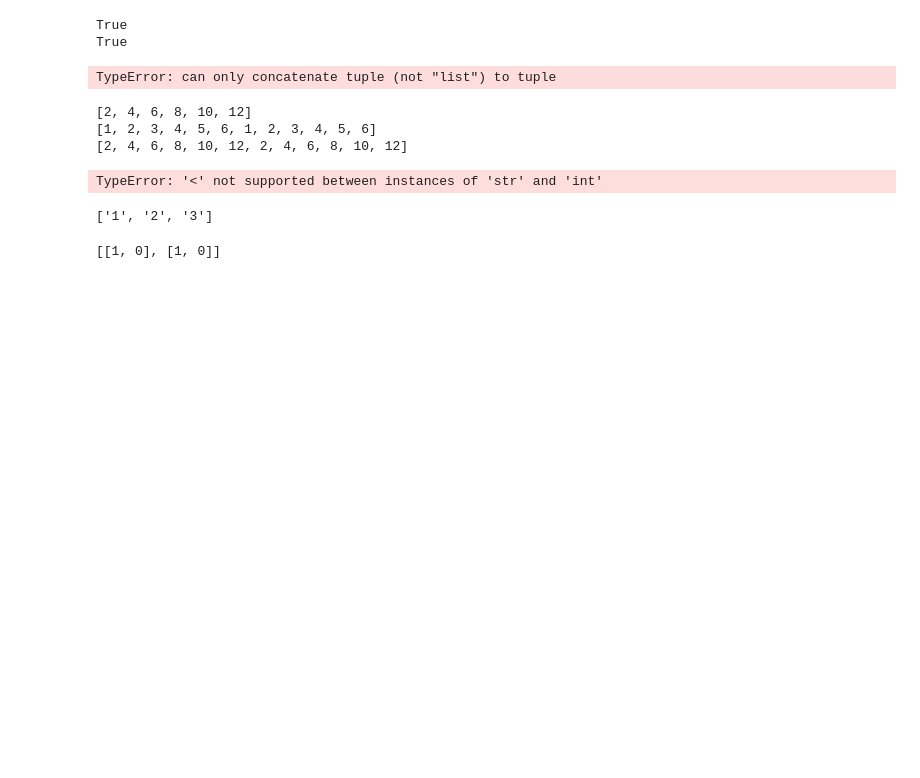
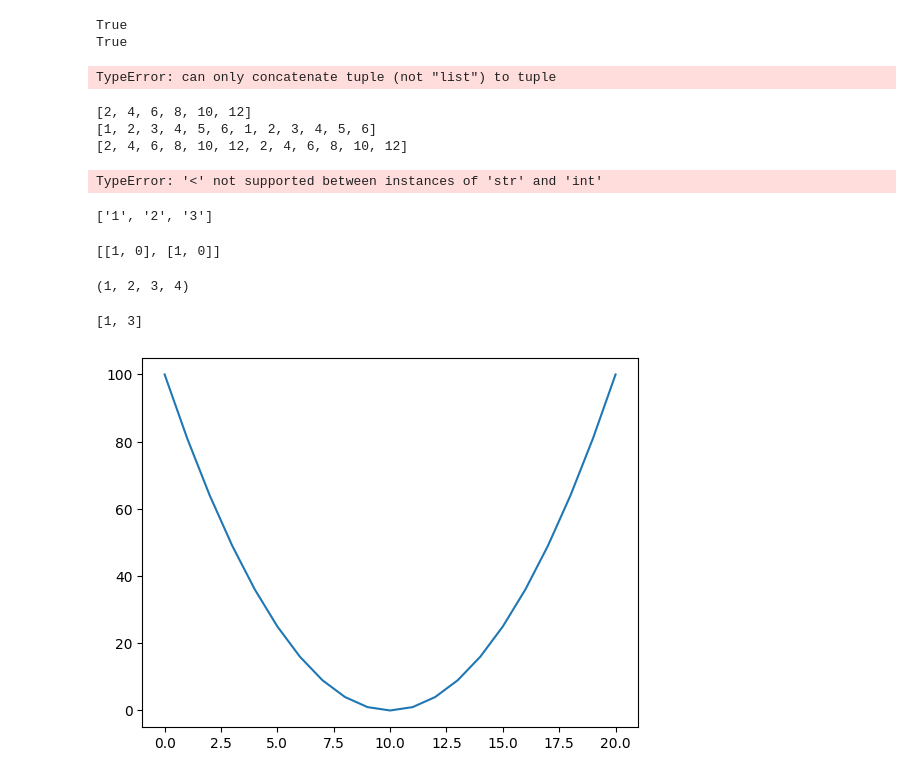
Before and after one commit to hoittoken/Python, a Jupyter notebook: Collabs/Quiz/quiz.ipynb, the cells around one changed output. Saved outputs shown, nothing was run; the diff lists cells and outputs as text; code cells hidden in the pictures; blank space fills up the shorter version.

```diff
--- a/Collabs/Quiz/quiz.ipynb
+++ b/Collabs/Quiz/quiz.ipynb
@@ -3515,3 +3515,39 @@ print(a)
 # d) Error
 # %% [output]
 [[1, 0], [1, 0]]
+# %%
+x = (1, 2, 3)
+y = x + (4, )
+
+print(y)
+
+# a) (1, 2, 3, 4)
+# b) [(1, 2, 3), (4,)]
+# c) [1, 2, 3, 4]
+# d) Error
+# %% [output]
+(1, 2, 3, 4)
+# %%
+a = [1]
+a.insert(4, 3)
+print(a)
+
+# a) [1, 3]
+# b) [1, 3, 3, 3, 3]
+# c) [1, None, None, None, 3]
+# d) Error
+# %% [output]
+[1, 3]
+# %%
+# какой график получится при выполнении кода:
+import matplotlib.pyplot as plt
+
+data = [x**2 for x in range(-10, 11)]
+plt.plot(data);
+
+# a)
+# b)
+# c)
+# d)
+# %% [output]
+[figure, added]
```
Also changed, not shown: parts of 2 cells of this notebook, 9 other files.
